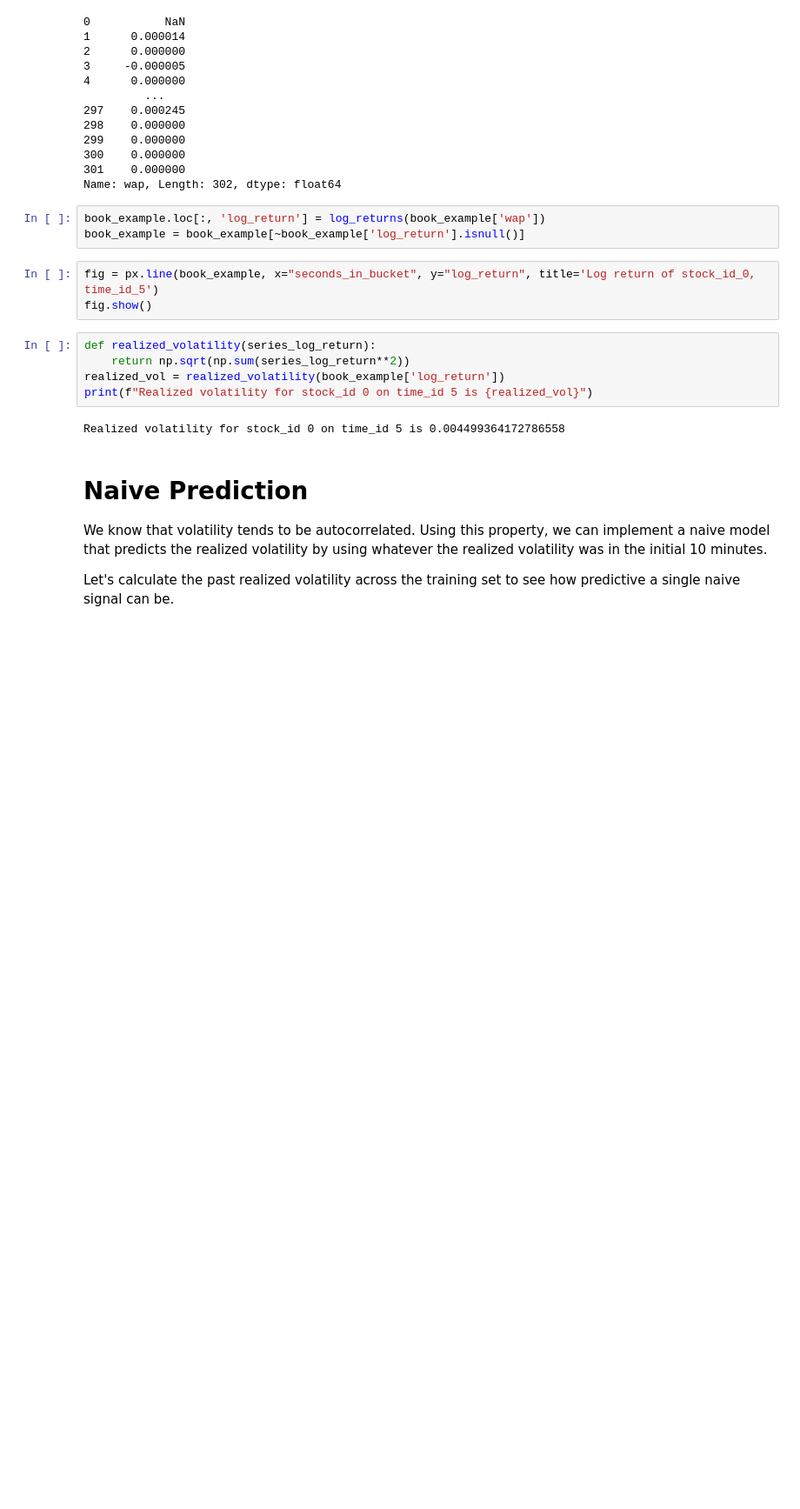
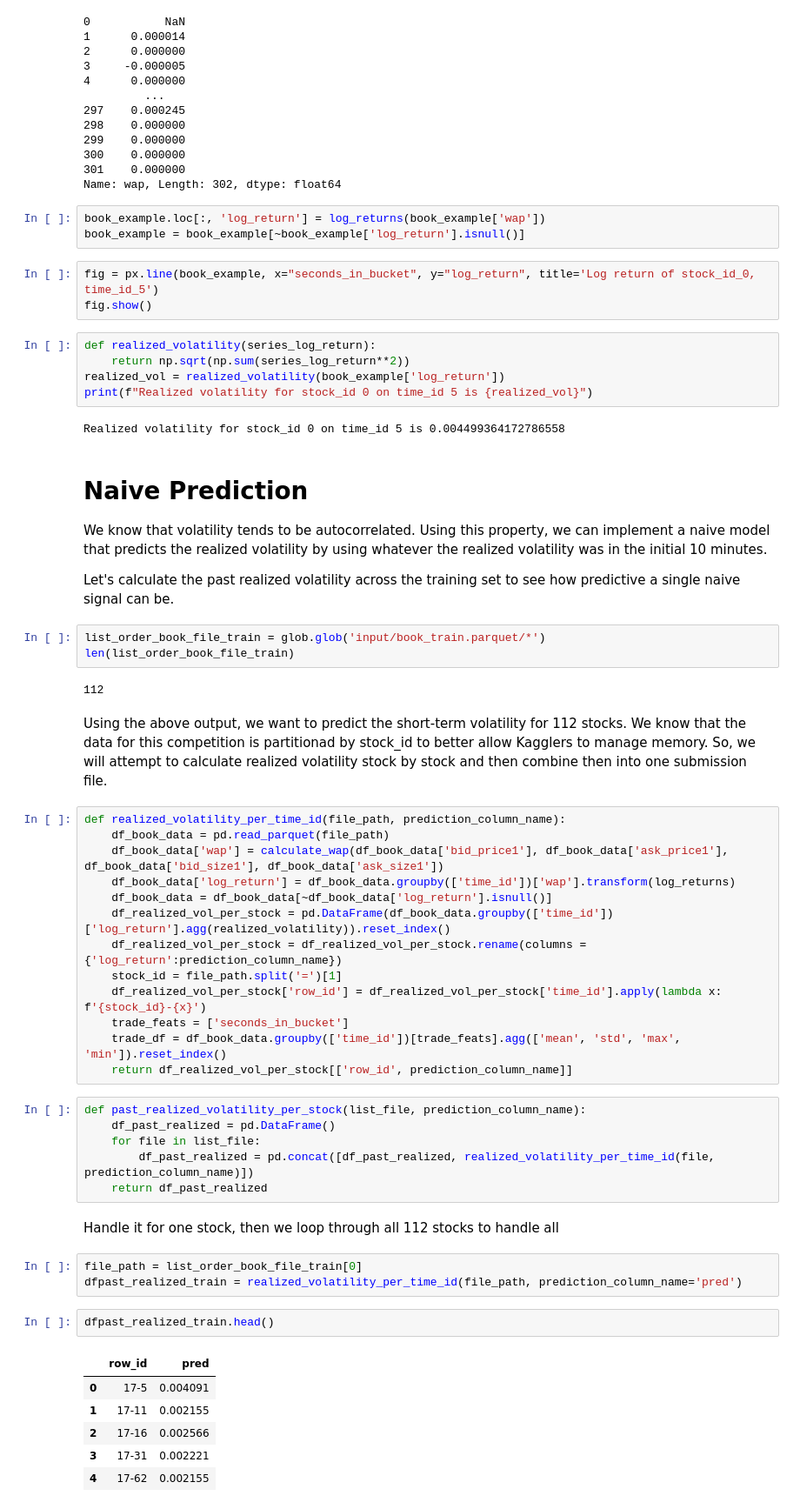
Before and after one commit to karanshahh/optiver-realized-volatility-prediction, a Jupyter notebook: predict_one_stock.ipynb, the cells around one changed output. Shown: that part at 87% size. Saved outputs shown, nothing was run; the diff lists cells and outputs as text; blank space fills up the shorter version.

Commit message:
handles prediction for one stock; row_id and pred

```diff
--- a/predict_one_stock.ipynb
+++ b/predict_one_stock.ipynb
@@ -87,3 +87,43 @@ Realized volatility for stock_id 0 on time_id 5 is 0.004499364172786558
 We know that volatility tends to be autocorrelated. Using this property, we can implement a naive model that predicts the realized volatility by using whatever the realized volatility was in the initial 10 minutes.
 
 Let's calculate the past realized volatility across the training set to see how predictive a single naive signal can be.
+# %%
+list_order_book_file_train = glob.glob('input/book_train.parquet/*')
+len(list_order_book_file_train)
+# %% [output]
+112
+# %% [markdown]
+Using the above output, we want to predict the short-term volatility for 112 stocks. We know that the data for this competition is partitionad by stock_id to better allow Kagglers to manage memory. So, we will attempt to calculate realized volatility stock by stock and then combine then into one submission file.
+# %%
+def realized_volatility_per_time_id(file_path, prediction_column_name):
+    df_book_data = pd.read_parquet(file_path)
+    df_book_data['wap'] = calculate_wap(df_book_data['bid_price1'], df_book_data['ask_price1'], df_book_data['bid_size1'], df_book_data['ask_size1'])
+    df_book_data['log_return'] = df_book_data.groupby(['time_id'])['wap'].transform(log_returns)
+    df_book_data = df_book_data[~df_book_data['log_return'].isnull()]
+    df_realized_vol_per_stock = pd.DataFrame(df_book_data.groupby(['time_id'])['log_return'].agg(realized_volatility)).reset_index()
+    df_realized_vol_per_stock = df_realized_vol_per_stock.rename(columns = {'log_return':prediction_column_name})
+    stock_id = file_path.split('=')[1]
+    df_realized_vol_per_stock['row_id'] = df_realized_vol_per_stock['time_id'].apply(lambda x: f'{stock_id}-{x}')
+    trade_feats = ['seconds_in_bucket']
+    trade_df = df_book_data.groupby(['time_id'])[trade_feats].agg(['mean', 'std', 'max', 'min']).reset_index()
+    return df_realized_vol_per_stock[['row_id', prediction_column_name]]
+# %%
+def past_realized_volatility_per_stock(list_file, prediction_column_name):
+    df_past_realized = pd.DataFrame()
+    for file in list_file:
+        df_past_realized = pd.concat([df_past_realized, realized_volatility_per_time_id(file, prediction_column_name)])
+    return df_past_realized
+# %% [markdown]
+Handle it for one stock, then we loop through all 112 stocks to handle all
+# %%
+file_path = list_order_book_file_train[0]
+dfpast_realized_train = realized_volatility_per_time_id(file_path, prediction_column_name='pred')
+# %%
+dfpast_realized_train.head()
+# %% [output]
+|  | row_id | pred |
+| 0 | 17-5 | 0.004091 |
+| 1 | 17-11 | 0.002155 |
+| 2 | 17-16 | 0.002566 |
+| 3 | 17-31 | 0.002221 |
+| 4 | 17-62 | 0.002155 |
```
